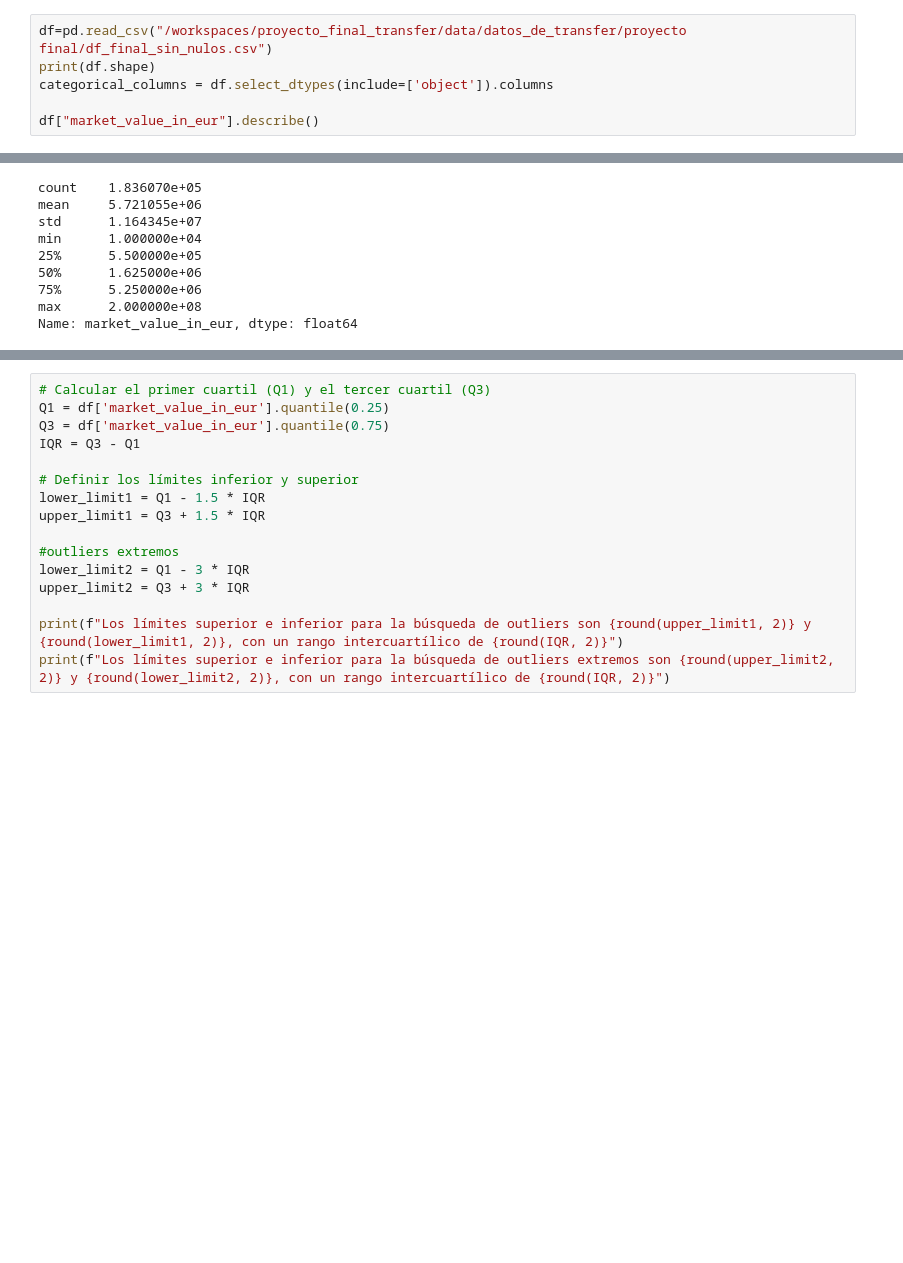
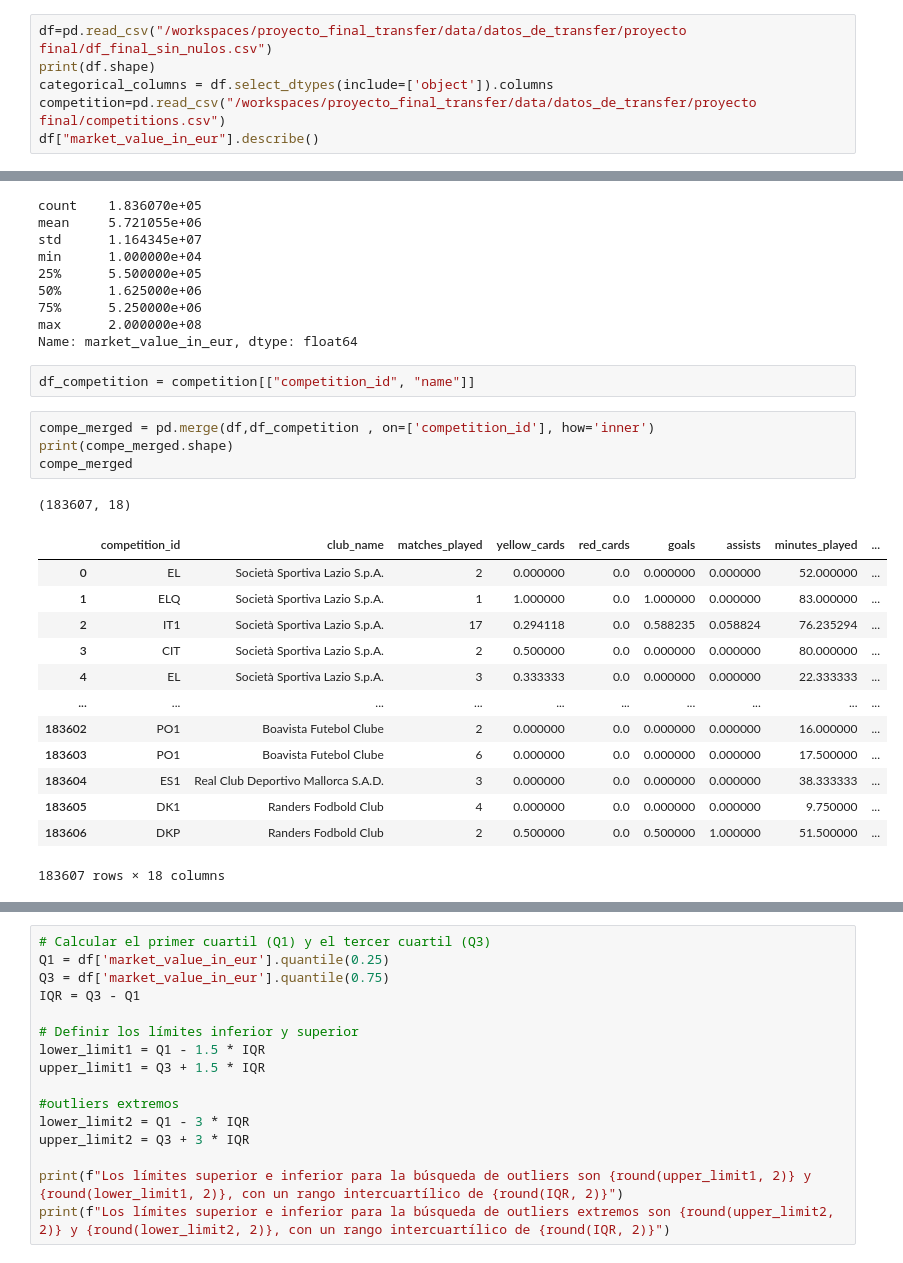
Before and after one commit to VLGuazzelli/proyecto_final_transfer, a Jupyter notebook: src/explore.ipynb, the cells around one changed output, grey strips where cells are left out. Saved outputs shown, nothing was run; the diff lists cells and outputs as text; blank space fills up the shorter version.

```diff
--- a/src/explore.ipynb
+++ b/src/explore.ipynb
@@ -1082,7 +1084,7 @@ El modelo da buena métrica, pero consideramos que el valor de RMSE es bastante
 df=pd.read_csv("/workspaces/proyecto_final_transfer/data/datos_de_transfer/proyecto final/df_final_sin_nulos.csv")
 print(df.shape)
 categorical_columns = df.select_dtypes(include=['object']).columns
-
+competition=pd.read_csv("/workspaces/proyecto_final_transfer/data/datos_de_transfer/proyecto final/competitions.csv")
 df["market_value_in_eur"].describe()
 # %% [output]
 (183607, 17)
@@ -1095,3 +1097,24 @@ min      1.000000e+04
 75%      5.250000e+06
 max      2.000000e+08
 Name: market_value_in_eur, dtype: float64
+# %%
+df_competition = competition[["competition_id", "name"]]
+# %%
+compe_merged = pd.merge(df,df_competition , on=['competition_id'], how='inner')
+print(compe_merged.shape)
+compe_merged
+# %% [output]
+(183607, 18)
+|  | competition_id | club_name | matches_played | yellow_cards | red_cards | goals | assists | minutes_played | ... |
+| 0 | EL | Società Sportiva Lazio S.p.A. | 2 | 0.000000 | 0.0 | 0.000000 | 0.000000 | 52.000000 | ... |
+| 1 | ELQ | Società Sportiva Lazio S.p.A. | 1 | 1.000000 | 0.0 | 1.000000 | 0.000000 | 83.000000 | ... |
+| 2 | IT1 | Società Sportiva Lazio S.p.A. | 17 | 0.294118 | 0.0 | 0.588235 | 0.058824 | 76.235294 | ... |
+| 3 | CIT | Società Sportiva Lazio S.p.A. | 2 | 0.500000 | 0.0 | 0.000000 | 0.000000 | 80.000000 | ... |
+| 4 | EL | Società Sportiva Lazio S.p.A. | 3 | 0.333333 | 0.0 | 0.000000 | 0.000000 | 22.333333 | ... |
+| ... | ... | ... | ... | ... | ... | ... | ... | ... | ... |
+| 183602 | PO1 | Boavista Futebol Clube | 2 | 0.000000 | 0.0 | 0.000000 | 0.000000 | 16.000000 | ... |
+| 183603 | PO1 | Boavista Futebol Clube | 6 | 0.000000 | 0.0 | 0.000000 | 0.000000 | 17.500000 | ... |
+| 183604 | ES1 | Real Club Deportivo Mallorca S.A.D. | 3 | 0.000000 | 0.0 | 0.000000 | 0.000000 | 38.333333 | ... |
+| 183605 | DK1 | Randers Fodbold Club | 4 | 0.000000 | 0.0 | 0.000000 | 0.000000 | 9.750000 | ... |
+| 183606 | DKP | Randers Fodbold Club | 2 | 0.500000 | 0.0 | 0.500000 | 1.000000 | 51.500000 | ... |
+183607 rows × 18 columns
```
Also changed, not shown: parts of 14 cells of this notebook, 3 other files.
